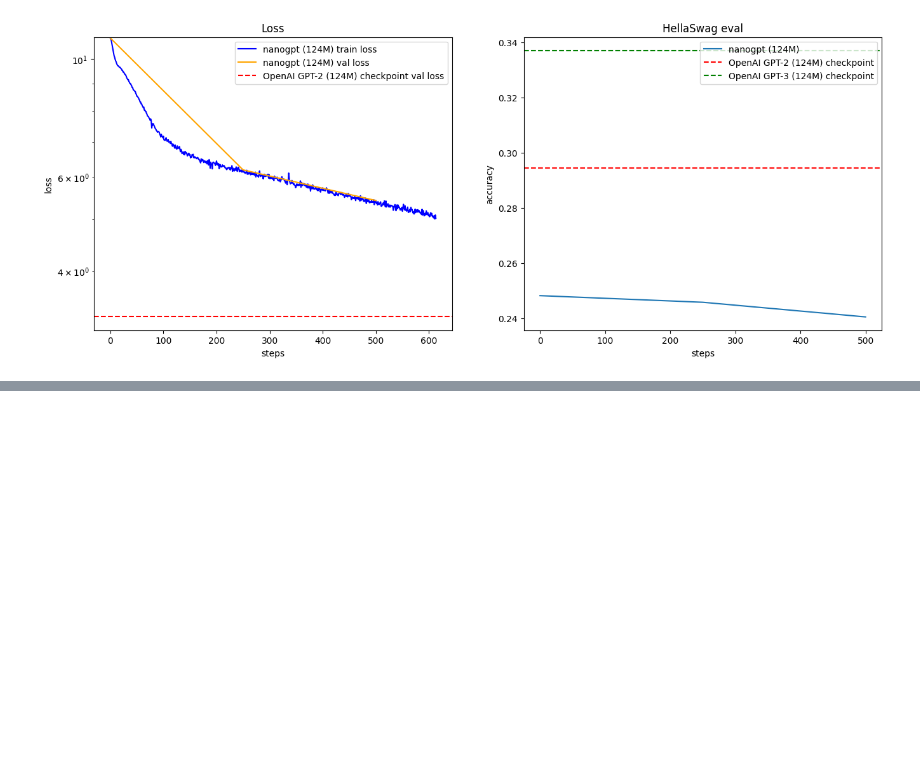
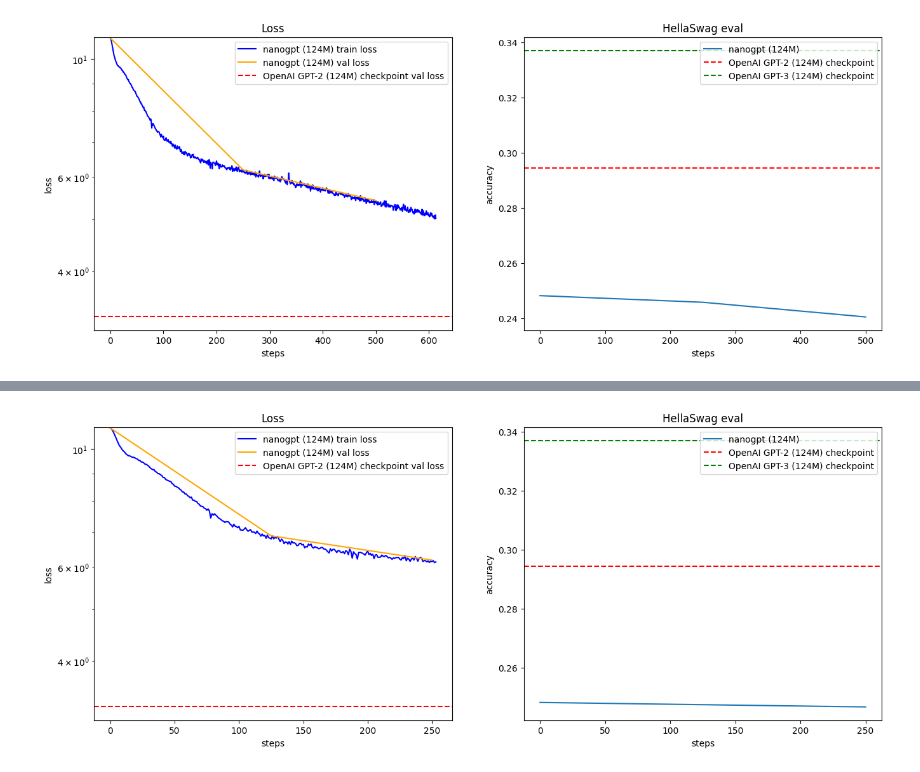
Before and after one commit to sushantkumar23/microlm, a Jupyter notebook: Loss_Plot.ipynb, the cells around one changed output, grey strips where cells are left out. Saved outputs shown, nothing was run; the diff lists cells and outputs as text; code cells hidden in the pictures; blank space fills up the shorter version.

```diff
--- a/Loss_Plot.ipynb
+++ b/Loss_Plot.ipynb
@@ -89,3 +89,7 @@ Min Train Loss: 5.014034
 Min Validation Loss: 5.4302
 Max Hellaswag eval: 0.2482
 [figure]
+# %%
+# Rotary Embeddings
+plot_logfile("log/log_2024-11-26T17:55:00.txt")
+# %% [output]
@@ -91,0 +99 @@ Max Hellaswag eval: 0.2482
+[figure, added]
```
Also changed, not shown: parts of 2 cells of this notebook, 2 other files.
